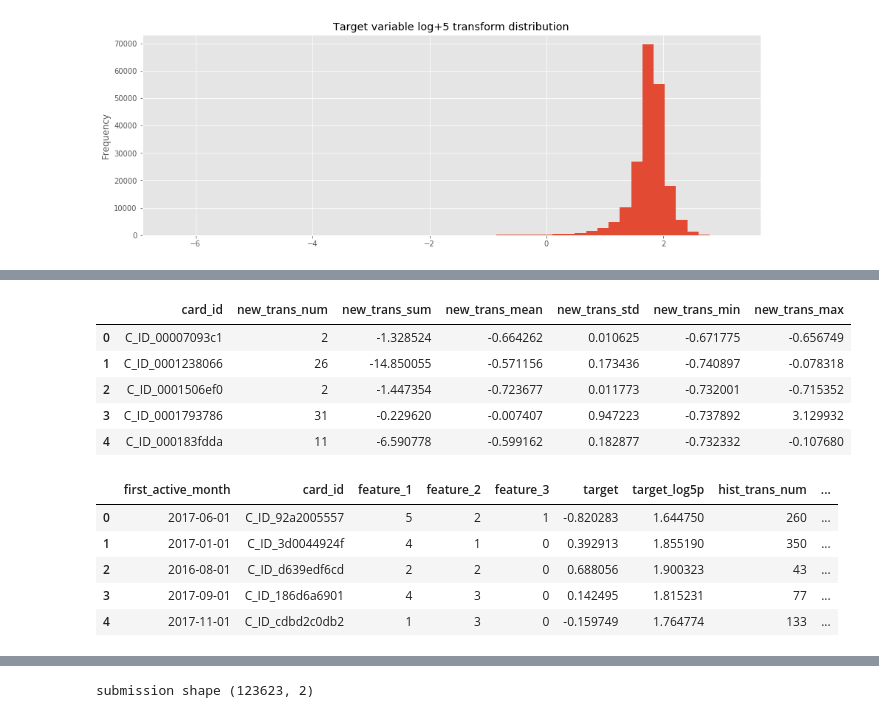
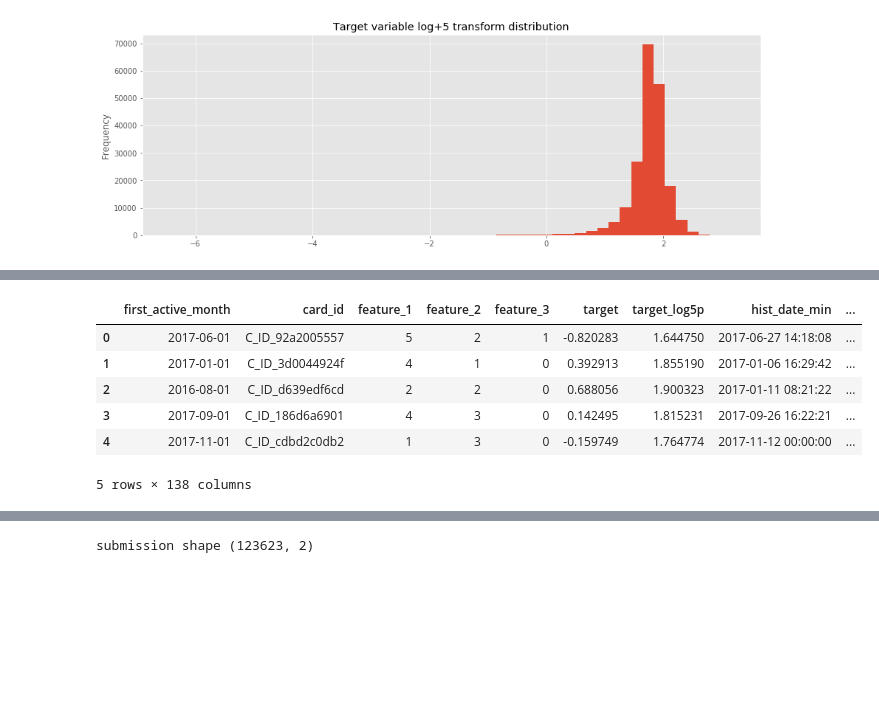
Before and after one commit to freestander/kaggle-elo-recommendation, a Jupyter notebook: notebook/kaggle_elo_recommendation_lgb.ipynb, the cells around one changed output, grey strips where cells are left out. Cells and saved outputs as stored; diff of their text form; code cells hidden in the pictures; blank space fills up the shorter version.

```diff
--- a/notebook/kaggle_elo_recommendation_lgb.ipynb
+++ b/notebook/kaggle_elo_recommendation_lgb.ipynb
@@ -11,10 +11,7 @@ plt.style.use('ggplot')
 # Read in the dataframes
 train_df = pd.read_parquet('../input/train_df.parquet.gzip')
 test_df = pd.read_parquet('../input/test_df.parquet.gzip')
-merch_df = pd.read_parquet('../input/merch_df.parquet.gzip')
-hist_trans_df = pd.read_parquet('../input/hist_trans_df.parquet.gzip')
-new_trans_df = pd.read_parquet('../input/new_trans_df.parquet.gzip')
-ss_df = pd.read_parquet('../input/ss_df.parquet.gzip')
+features_df = pd.read_parquet('../input/features_df.parquet.gzip')
 # %%
 train_df['target_log5p'] = (train_df['target'] + 5).apply(np.log1p)
 train_df['target_log5p'].plot(kind='hist',
@@ -42,32 +24,17 @@ hist_agg_df.head(5)
-# %%
-# Create features from new transactions
-new_agg_df = new_trans_df.groupby('card_id')['purchase_amount']\
-    .agg(['count', 'sum', 'mean', 'std', 'min', 'max']).reset_index()
-new_agg_df.columns = ['card_id', 'new_trans_num', 'new_trans_sum',
-                      'new_trans_mean', 'new_trans_std',
-                      'new_trans_min', 'new_trans_max']
-new_agg_df.head(5)
-# %% [output]
-|  | card_id | new_trans_num | new_trans_sum | new_trans_mean | new_trans_std | new_trans_min | new_trans_max |
-| 0 | C_ID_00007093c1 | 2 | -1.328524 | -0.664262 | 0.010625 | -0.671775 | -0.656749 |
-| 1 | C_ID_0001238066 | 26 | -14.850055 | -0.571156 | 0.173436 | -0.740897 | -0.078318 |
-| 2 | C_ID_0001506ef0 | 2 | -1.447354 | -0.723677 | 0.011773 | -0.732001 | -0.715352 |
-| 3 | C_ID_0001793786 | 31 | -0.229620 | -0.007407 | 0.947223 | -0.737892 | 3.129932 |
-| 4 | C_ID_000183fdda | 11 | -6.590778 | -0.599162 | 0.182877 | -0.732332 | -0.107680 |
 # %%
-def merge_transactions(df, trans_agg_df):
+def merge_transactions(df, features_df):
     """Merges the historic and new transactions data with train or test set"""
-    df = pd.merge(df, trans_agg_df, on='card_id', how='left')
+    df = pd.merge(df, features_df, on='card_id', how='left')
     return df
 # %%
-train_df = merge_transactions(train_df, hist_agg_df)
-train_df = merge_transactions(train_df, new_agg_df)
+train_df = merge_transactions(train_df, features_df)
 train_df.head(5)
 # %% [output]
-|  | first_active_month | card_id | feature_1 | feature_2 | feature_3 | target | target_log5p | hist_trans_num | ... |
-| 0 | 2017-06-01 | C_ID_92a2005557 | 5 | 2 | 1 | -0.820283 | 1.644750 | 260 | ... |
-| 1 | 2017-01-01 | C_ID_3d0044924f | 4 | 1 | 0 | 0.392913 | 1.855190 | 350 | ... |
-| 2 | 2016-08-01 | C_ID_d639edf6cd | 2 | 2 | 0 | 0.688056 | 1.900323 | 43 | ... |
-| 3 | 2017-09-01 | C_ID_186d6a6901 | 4 | 3 | 0 | 0.142495 | 1.815231 | 77 | ... |
-| 4 | 2017-11-01 | C_ID_cdbd2c0db2 | 1 | 3 | 0 | -0.159749 | 1.764774 | 133 | ... |
+|  | first_active_month | card_id | feature_1 | feature_2 | feature_3 | target | target_log5p | hist_date_min | ... |
+| 0 | 2017-06-01 | C_ID_92a2005557 | 5 | 2 | 1 | -0.820283 | 1.644750 | 2017-06-27 14:18:08 | ... |
+| 1 | 2017-01-01 | C_ID_3d0044924f | 4 | 1 | 0 | 0.392913 | 1.855190 | 2017-01-06 16:29:42 | ... |
+| 2 | 2016-08-01 | C_ID_d639edf6cd | 2 | 2 | 0 | 0.688056 | 1.900323 | 2017-01-11 08:21:22 | ... |
+| 3 | 2017-09-01 | C_ID_186d6a6901 | 4 | 3 | 0 | 0.142495 | 1.815231 | 2017-09-26 16:22:21 | ... |
+| 4 | 2017-11-01 | C_ID_cdbd2c0db2 | 1 | 3 | 0 | -0.159749 | 1.764774 | 2017-11-12 00:00:00 | ... |
+5 rows × 138 columns
 # %%
```
Also changed, not shown: parts of 10 cells of this notebook, 2 other files.
